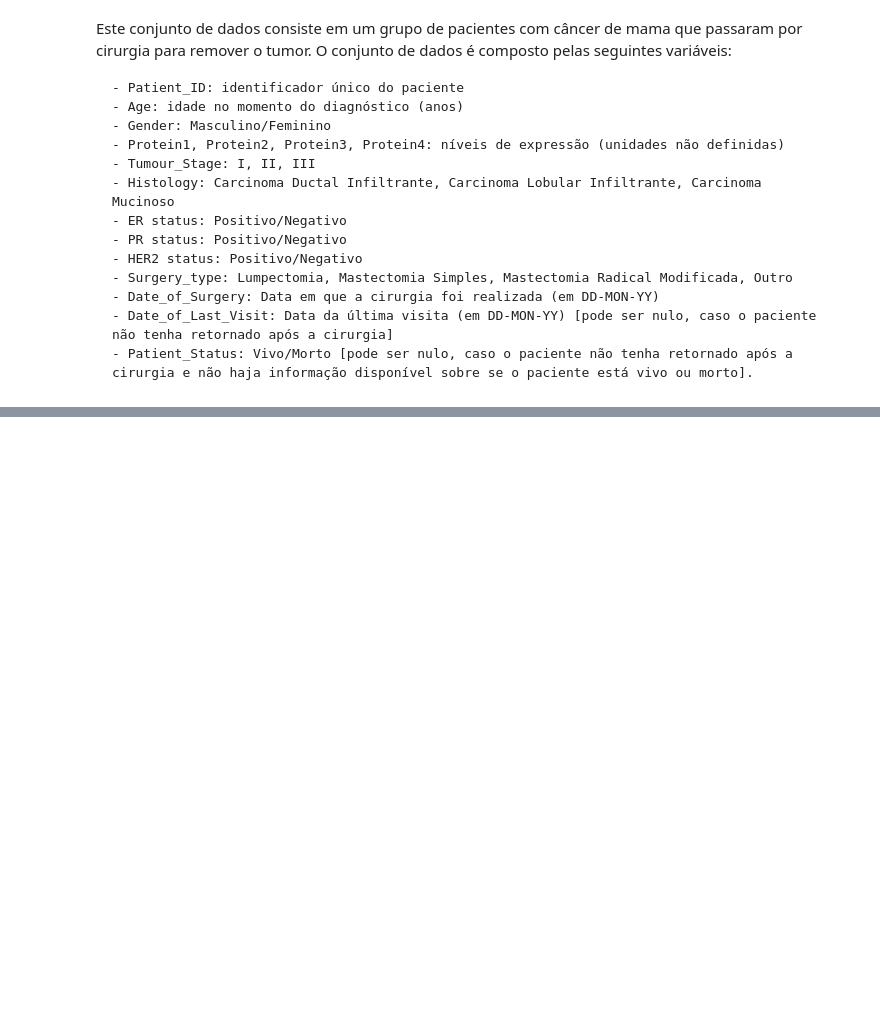
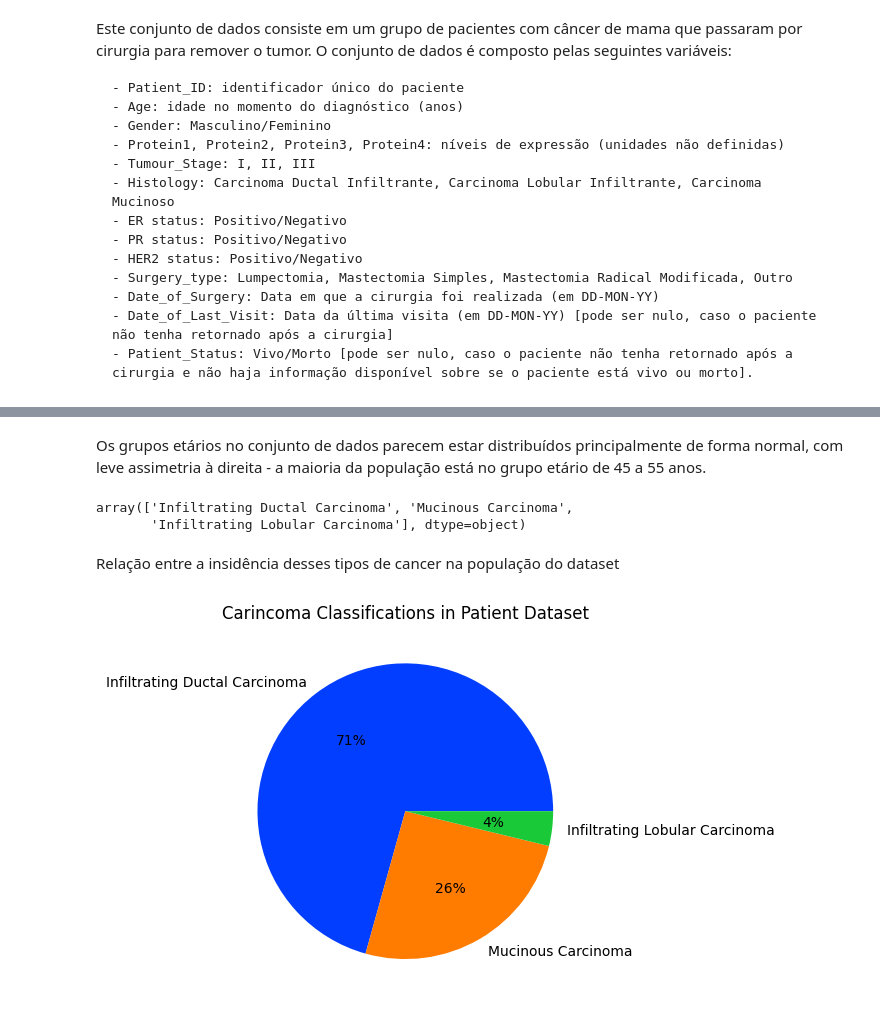
Before and after one commit to Marisagf/Projetos_de_Ciencias_de_Dados, a Jupyter notebook: Previsão_de_Sobrevivência_ao_Câncer_de_Mama.ipynb, the cells around one changed output, grey strips where cells are left out. Cells and saved outputs as stored; diff of their text form; code cells hidden in the pictures; blank space fills up the shorter version.

```diff
--- a/Previsão_de_Sobrevivência_ao_Câncer_de_Mama.ipynb
+++ b/Previsão_de_Sobrevivência_ao_Câncer_de_Mama.ipynb
@@ -68,0 +193,24 @@ from limpeza_dados import *
+# %% [markdown]
+Os grupos etários no conjunto de dados parecem estar distribuídos principalmente de forma normal, com leve assimetria à direita - a maioria da população está no grupo etário de 45 a 55 anos.
+# %%
+brca['Histology'].unique()
+# %% [output]
+array(['Infiltrating Ductal Carcinoma', 'Mucinous Carcinoma',
+       'Infiltrating Lobular Carcinoma'], dtype=object)
+# %% [markdown]
+Relação entre a insidência desses tipos de cancer na população do dataset
+# %%
+def plot_pie_chart(column, title):
+    # define Seaborn color palette to use
+    palette_color = sns.color_palette('bright')
+
+    # plotting data on chart
+    plt.pie(brca[column].value_counts(), labels=brca[column].unique(), colors=palette_color, autopct='%.0f%%')
+
+    plt.title(title)
+    # displaying chart
+    plt.show()
+# %%
+plot_pie_chart("Histology", "Carincoma Classifications in Patient Dataset")
+# %% [output]
+[figure, added]
```
Also changed, not shown: parts of 42 cells of this notebook.
